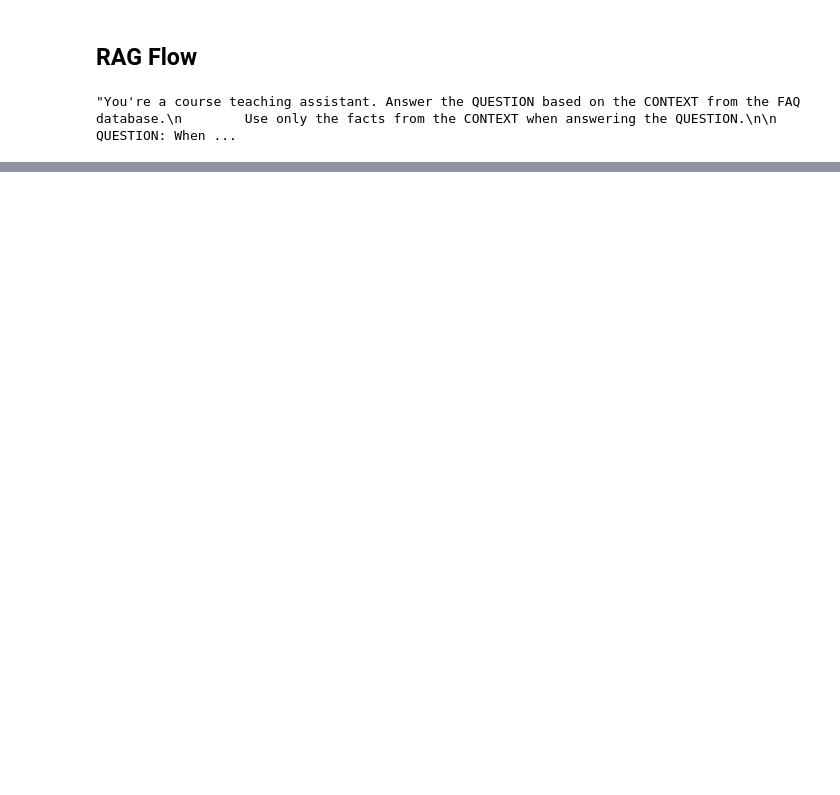
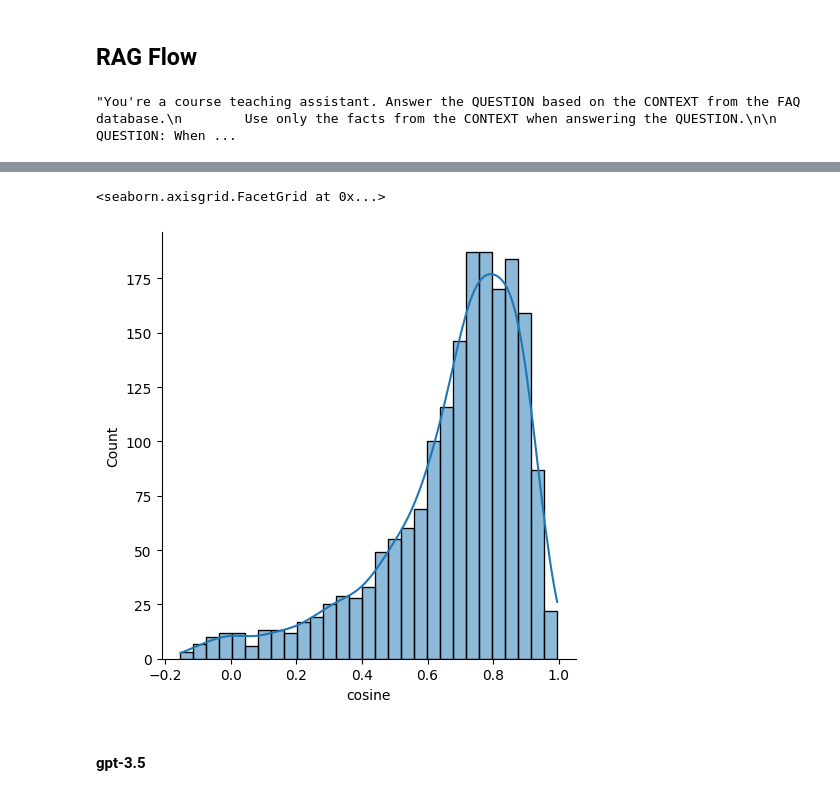
Before and after one commit to okellodaniel/llm-scholar, a Jupyter notebook: 04-Monitoring/offline_evaluation.ipynb, the cells around one changed output, grey strips where cells are left out. Drawn from its saved outputs; the diff is of its cells as text; code cells hidden in the pictures; blank space fills up the shorter version.

```diff
--- a/04-Monitoring/offline_evaluation.ipynb
+++ b/04-Monitoring/offline_evaluation.ipynb
@@ -198,0 +372,9 @@ def rag(query:dict,model='gpt-4o') -> str:
+# %%
+def compute_similarity(record):
+    llm_vector = model.encode(record['answer_llm'])
+    orig_vector = model.encode(record['answer_orig'])
+
+    return llm_vector.dot(orig_vector)
+# %%
+results_gpt4o = df_gpt4o.to_dict(orient='records')
+results_gpt4o
@@ -198,0 +399,6 @@ def rag(query:dict,model='gpt-4o') -> str:
+# %%
+similarity_4o = []
+
+for i, record in enumerate(results_gpt4o):
+    sim = compute_similarity(record)
+    similarity_4o.append(sim)
@@ -198,0 +425,3 @@ def rag(query:dict,model='gpt-4o') -> str:
+# %%
+df_gpt4o['cosine'] = similarity_4o
+df_gpt4o['cosine'].describe()
@@ -198,0 +440,7 @@ def rag(query:dict,model='gpt-4o') -> str:
+# %%
+sns.displot(df_gpt4o['cosine'],kde=True)
+# %% [output]
+<seaborn.axisgrid.FacetGrid at 0x...>
+[figure, added]
+# %% [markdown]
+#### gpt-3.5
```
Also changed, not shown: parts of 35 cells of this notebook.
